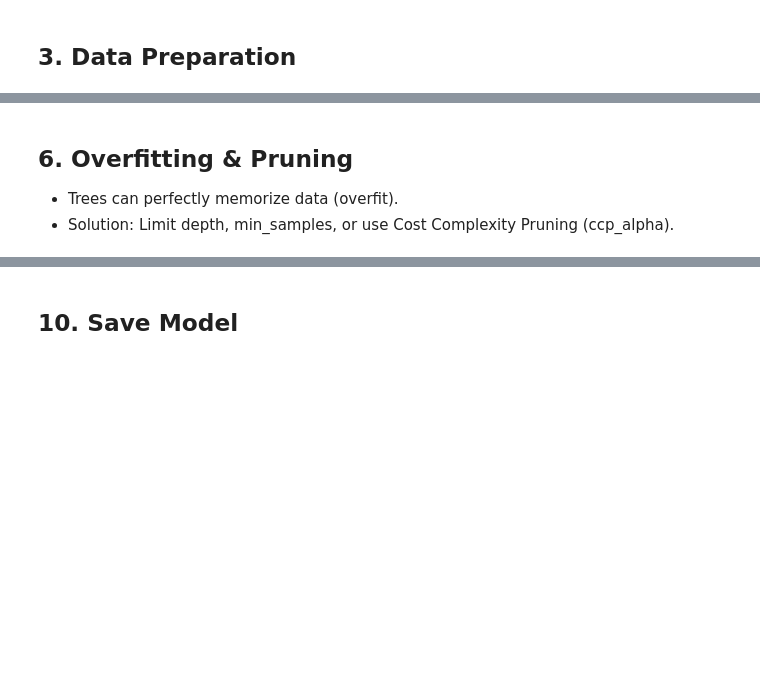
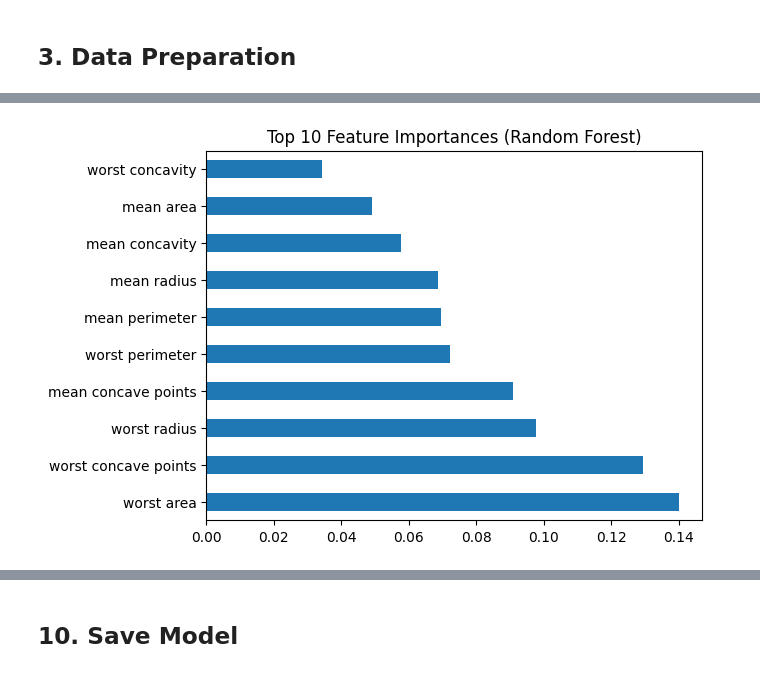
Before and after one commit to anika0273/ML_BoilerPlates, a Jupyter notebook: Decision_Tree.ipynb, the cells around one changed output, grey strips where cells are left out. Drawn from its saved outputs; the diff is of its cells as text; code cells hidden in the pictures; blank space fills up the shorter version.

```diff
--- a/Decision_Tree.ipynb
+++ b/Decision_Tree.ipynb
@@ -171,3 +373,11 @@ for name, model in models.items():
+# %%
+# Visualize Feature Importances for an ensemble model (e.g., Random Forest)
+feat_imp = pd.Series(rf.feature_importances_, index=X.columns)
+feat_imp.nlargest(10).plot(kind="barh")
+plt.title("Top 10 Feature Importances (Random Forest)")
+plt.show()
+# %% [output]
+[figure, added]
 # %%
 # Model Evaluation (Confusion Matrix, Report, ROC for all models)
 plt.figure(figsize=(8,6))
@@ -201,10 +411,6 @@ importances = pd.Series(fitted_models["Random Forest"].feature_importances_, ind
 importances.sort_values(ascending=False).head(10).plot(kind="barh")
 plt.title("Top 10 Feature Importances (Random Forest)")
 plt.show()
-# %% [markdown]
-## 6. Overfitting & Pruning
-- Trees can perfectly memorize data (overfit).
-- Solution: Limit depth, min_samples, or use Cost Complexity Pruning (ccp_alpha).
 # %%
 path = dt.cost_complexity_pruning_path(X_train, y_train)
 ccp_alphas = path.ccp_alphas
```
Also changed, not shown: parts of 46 cells of this notebook, 2 other files.
